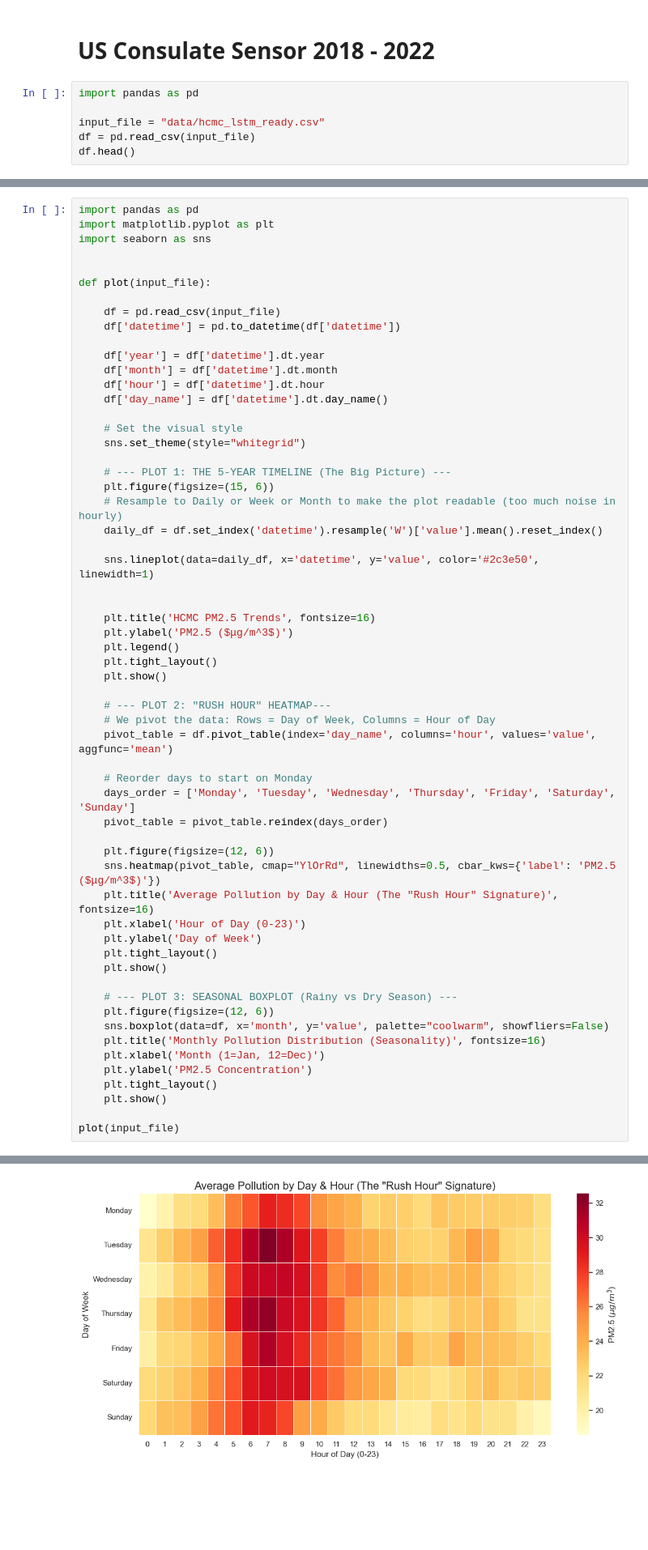
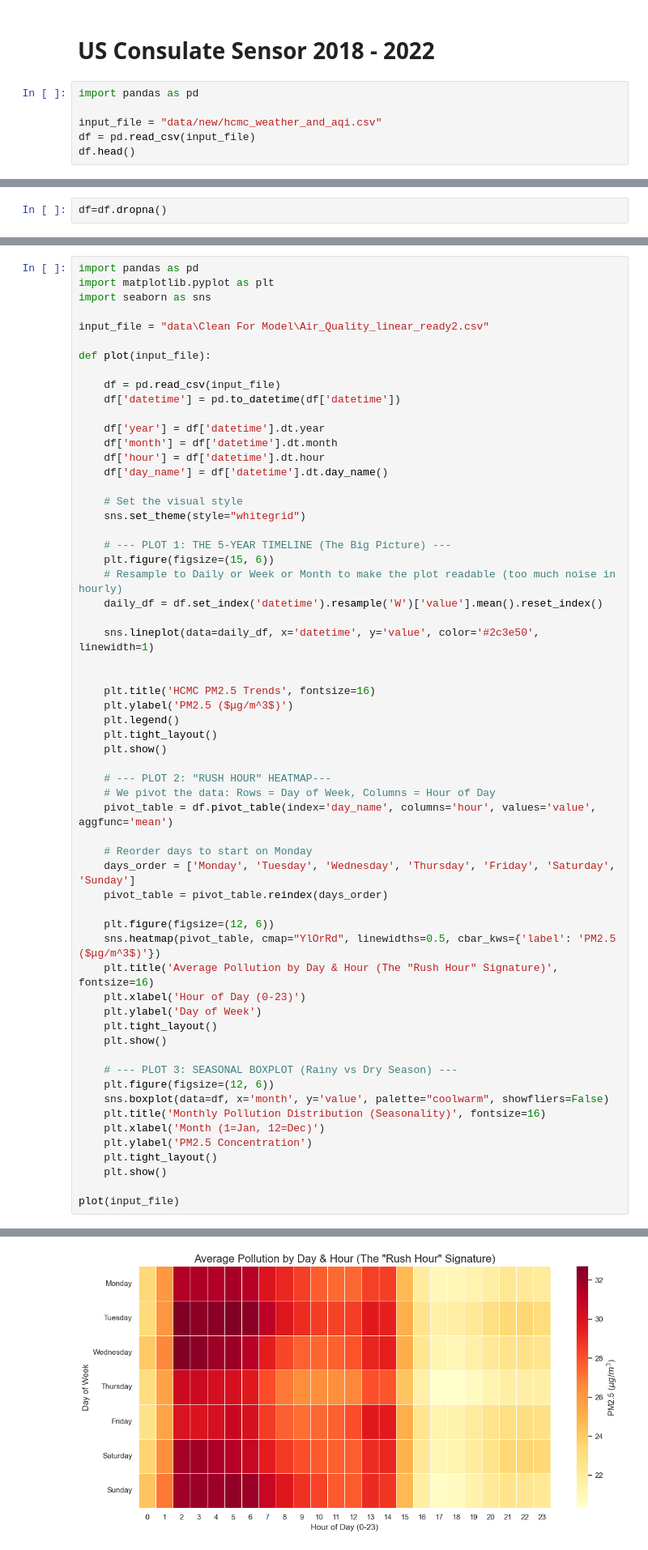
Before and after one commit to EroEroz/air_quality_prediction, a Jupyter notebook: airq_analyze.ipynb, the cells around one changed output, grey strips where cells are left out. Shown at 81% size. Cells and saved outputs as stored; diff of their text form; blank space fills up the shorter version.

```diff
--- a/airq_analyze.ipynb
+++ b/airq_analyze.ipynb
@@ -26,7 +26,7 @@ Note: you may need to restart the kernel to use updated packages.
 # %%
 import pandas as pd
 
-input_file = "data/hcmc_lstm_ready.csv"
+input_file = "data/new/hcmc_weather_and_aqi.csv"
 df = pd.read_csv(input_file)
 df.head()
 # %% [output]
@@ -57,4 +56,6 @@ month_cos        0
 dtype: int64
+# %%
+df=df.dropna()
 # %%
 df.info()
 # %% [output]
@@ -80,6 +81,7 @@ import pandas as pd
 import matplotlib.pyplot as plt
 import seaborn as sns
 
+input_file = "data\Clean For Model\Air_Quality_linear_ready2.csv"
 
 def plot(input_file):
 
@@ -139,4 +141,4 @@ plot(input_file)
-[figure, old version]
+[figure, new version]
 Passing `palette` without assigning `hue` is deprecated and will be removed in v0.14.0. Assign the `x` variable to `hue` and set `legend=False` for the same effect.
 
   sns.boxplot(data=df, x='month', y='value', palette="coolwarm", showfliers=False)
```
Also changed, not shown: parts of 6 cells of this notebook, 8 other files.
